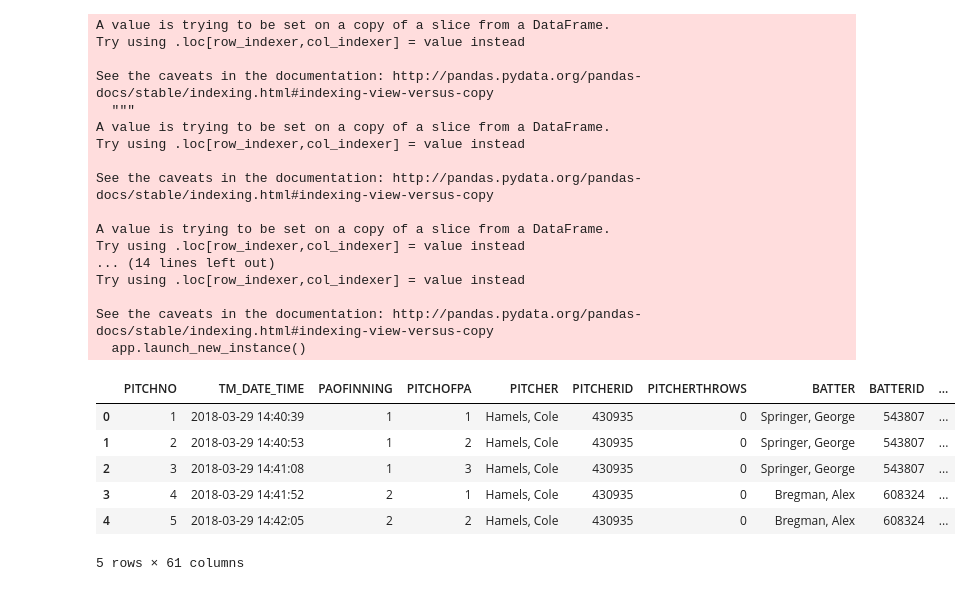
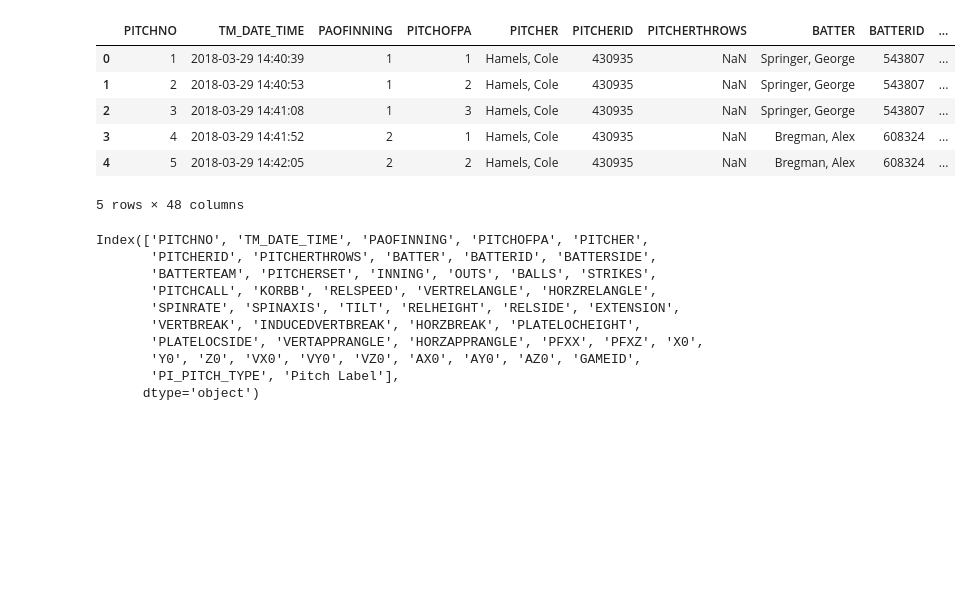
Before and after one commit to jelandes19/LSTMsAndInterpretability, a Jupyter notebook: PitchPredictor.ipynb, the cells around one changed output. Saved outputs shown, nothing was run; the diff lists cells and outputs as text; code cells hidden in the pictures; blank space fills up the shorter version.

```diff
--- a/PitchPredictor.ipynb
+++ b/PitchPredictor.ipynb
@@ -26,2 +6,0 @@ for month in range(3, 11):
-# %%
-pitches = pd.concat(df_list)
@@ -28,8 +9,8 @@ pitches = pd.concat(df_list)
 # %%
-pitch_label_col = "Pitch Type"
+pitch_label_col = "Pitch Label"
 pitch_type_col = "PI_PITCH_TYPE"
 cols_norm = ['RELSPEED','VERTRELANGLE','HORZRELANGLE','SPINRATE','SPINAXIS','RELHEIGHT','RELSIDE','EXTENSION','VERTBREAK','INDUCEDVERTBREAK','HORZBREAK','PLATELOCHEIGHT','PLATELOCSIDE','VERTAPPRANGLE','HORZAPPRANGLE','PFXX','PFXZ','X0','Y0','Z0','VX0','VY0','VZ0','AX0','AY0','AZ0']
-cols = ['PITCHNO', 'TM_DATE_TIME','PAOFINNING','PITCHOFPA','PITCHER','PITCHERID','PITCHERTHROWS','BATTER','BATTERID','BATTERSIDE','BATTERTEAM','PITCHERSET','INNING', 'TOP_BOTTOM','OUTS','BALLS','STRIKES','PITCHCALL','KORBB','RELSPEED','VERTRELANGLE','HORZRELANGLE','SPINRATE','SPINAXIS','TILT','RELHEIGHT','RELSIDE','EXTENSION','VERTBREAK','INDUCEDVERTBREAK','HORZBREAK','PLATELOCHEIGHT','PLATELOCSIDE','VERTAPPRANGLE','HORZAPPRANGLE','PFXX','PFXZ','X0','Y0','Z0','VX0','VY0','VZ0','AX0','AY0','AZ0','GAMEID','PI_PITCH_TYPE']
+cols = ['PITCHNO', 'TM_DATE_TIME','PAOFINNING','PITCHOFPA','PITCHER','PITCHERID','PITCHERTHROWS','BATTER','BATTERID','BATTERSIDE','BATTERTEAM','PITCHERSET','INNING','OUTS','BALLS','STRIKES','PITCHCALL','KORBB','RELSPEED','VERTRELANGLE','HORZRELANGLE','SPINRATE','SPINAXIS','TILT','RELHEIGHT','RELSIDE','EXTENSION','VERTBREAK','INDUCEDVERTBREAK','HORZBREAK','PLATELOCHEIGHT','PLATELOCSIDE','VERTAPPRANGLE','HORZAPPRANGLE','PFXX','PFXZ','X0','Y0','Z0','VX0','VY0','VZ0','AX0','AY0','AZ0','GAMEID','PI_PITCH_TYPE']
 # %%
 # This function encodes several columns including `batter side` and `pitcher throwing hand`
 def get_columns(df):
@@ -94,23 +41,3 @@ def get_next_pitch_label(df, pitch_label_col='Next Pitch Label'):
 # %%
 pitches_select = get_columns(pitches)
-# %%
-pitches_encoded = encoded(pitches_select)
-# %% [output]
-A value is trying to be set on a copy of a slice from a DataFrame.
-Try using .loc[row_indexer,col_indexer] = value instead
-
-See the caveats in the documentation: http://pandas.pydata.org/pandas-docs/stable/indexing.html#indexing-view-versus-copy
-  """
-A value is trying to be set on a copy of a slice from a DataFrame.
-Try using .loc[row_indexer,col_indexer] = value instead
-
-See the caveats in the documentation: http://pandas.pydata.org/pandas-docs/stable/indexing.html#indexing-view-versus-copy
-
-A value is trying to be set on a copy of a slice from a DataFrame.
-Try using .loc[row_indexer,col_indexer] = value instead
-... (14 lines left out)
-Try using .loc[row_indexer,col_indexer] = value instead
-
-See the caveats in the documentation: http://pandas.pydata.org/pandas-docs/stable/indexing.html#indexing-view-versus-copy
-  app.launch_new_instance()
 # %%
@@ -118,2 +45,25 @@ pitches_norm = normalize_cols(pitches_encoded)
 # %%
 pitches_labels = pitch_labels(pitches_norm)
+# %%
+pitches_labels.head()
+# %% [output]
+|  | PITCHNO | TM_DATE_TIME | PAOFINNING | PITCHOFPA | PITCHER | PITCHERID | PITCHERTHROWS | BATTER | BATTERID | ... |
+| 0 | 1 | 2018-03-29 14:40:39 | 1 | 1 | Hamels, Cole | 430935 | NaN | Springer, George | 543807 | ... |
+| 1 | 2 | 2018-03-29 14:40:53 | 1 | 2 | Hamels, Cole | 430935 | NaN | Springer, George | 543807 | ... |
+| 2 | 3 | 2018-03-29 14:41:08 | 1 | 3 | Hamels, Cole | 430935 | NaN | Springer, George | 543807 | ... |
+| 3 | 4 | 2018-03-29 14:41:52 | 2 | 1 | Hamels, Cole | 430935 | NaN | Bregman, Alex | 608324 | ... |
+| 4 | 5 | 2018-03-29 14:42:05 | 2 | 2 | Hamels, Cole | 430935 | NaN | Bregman, Alex | 608324 | ... |
+5 rows × 48 columns
+# %%
+print(pitches_labels.columns)
+# %% [output]
+Index(['PITCHNO', 'TM_DATE_TIME', 'PAOFINNING', 'PITCHOFPA', 'PITCHER',
+       'PITCHERID', 'PITCHERTHROWS', 'BATTER', 'BATTERID', 'BATTERSIDE',
+       'BATTERTEAM', 'PITCHERSET', 'INNING', 'OUTS', 'BALLS', 'STRIKES',
+       'PITCHCALL', 'KORBB', 'RELSPEED', 'VERTRELANGLE', 'HORZRELANGLE',
+       'SPINRATE', 'SPINAXIS', 'TILT', 'RELHEIGHT', 'RELSIDE', 'EXTENSION',
+       'VERTBREAK', 'INDUCEDVERTBREAK', 'HORZBREAK', 'PLATELOCHEIGHT',
+       'PLATELOCSIDE', 'VERTAPPRANGLE', 'HORZAPPRANGLE', 'PFXX', 'PFXZ', 'X0',
+       'Y0', 'Z0', 'VX0', 'VY0', 'VZ0', 'AX0', 'AY0', 'AZ0', 'GAMEID',
+       'PI_PITCH_TYPE', 'Pitch Label'],
+      dtype='object')
@@ -124,10 +92,0 @@ next_pitch = get_next_pitch_label(p)
-# %%
-next_pitch.head()
-# %% [output]
-|  | PITCHNO | TM_DATE_TIME | PAOFINNING | PITCHOFPA | PITCHER | PITCHERID | PITCHERTHROWS | BATTER | BATTERID | ... |
-| 0 | 1 | 2018-03-29 14:40:39 | 1 | 1 | Hamels, Cole | 430935 | 0 | Springer, George | 543807 | ... |
-| 1 | 2 | 2018-03-29 14:40:53 | 1 | 2 | Hamels, Cole | 430935 | 0 | Springer, George | 543807 | ... |
-| 2 | 3 | 2018-03-29 14:41:08 | 1 | 3 | Hamels, Cole | 430935 | 0 | Springer, George | 543807 | ... |
-| 3 | 4 | 2018-03-29 14:41:52 | 2 | 1 | Hamels, Cole | 430935 | 0 | Bregman, Alex | 608324 | ... |
-| 4 | 5 | 2018-03-29 14:42:05 | 2 | 2 | Hamels, Cole | 430935 | 0 | Bregman, Alex | 608324 | ... |
-5 rows × 61 columns
```
Also changed, not shown: parts of 24 cells of this notebook.
